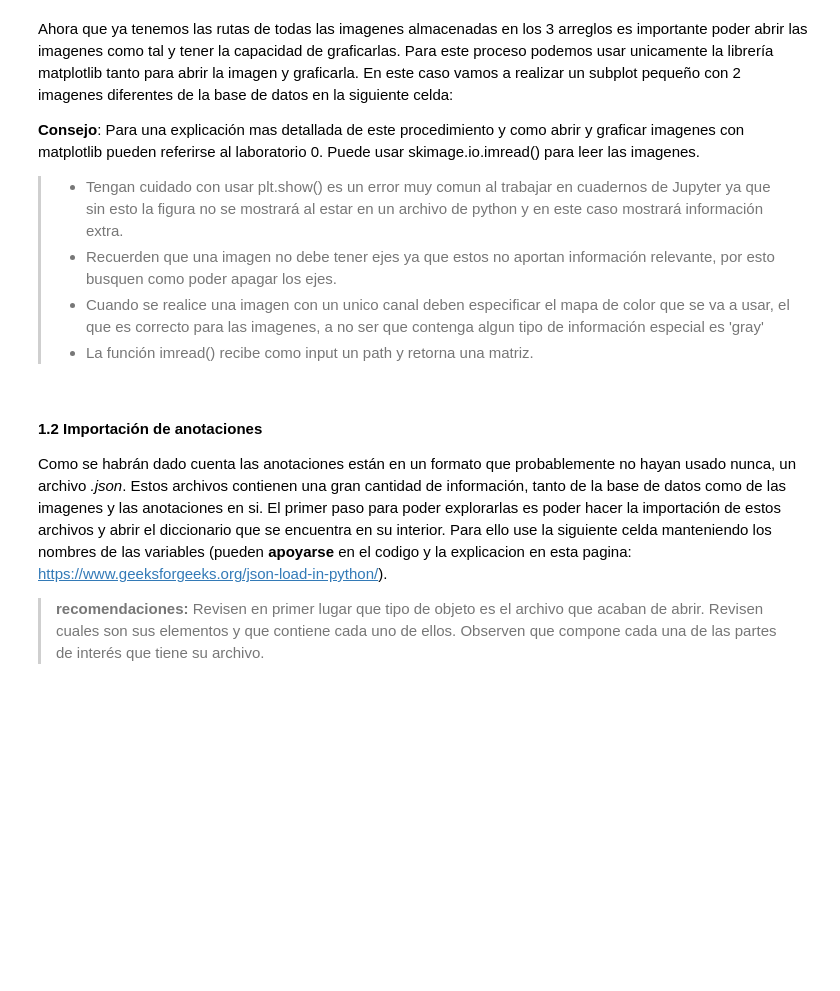
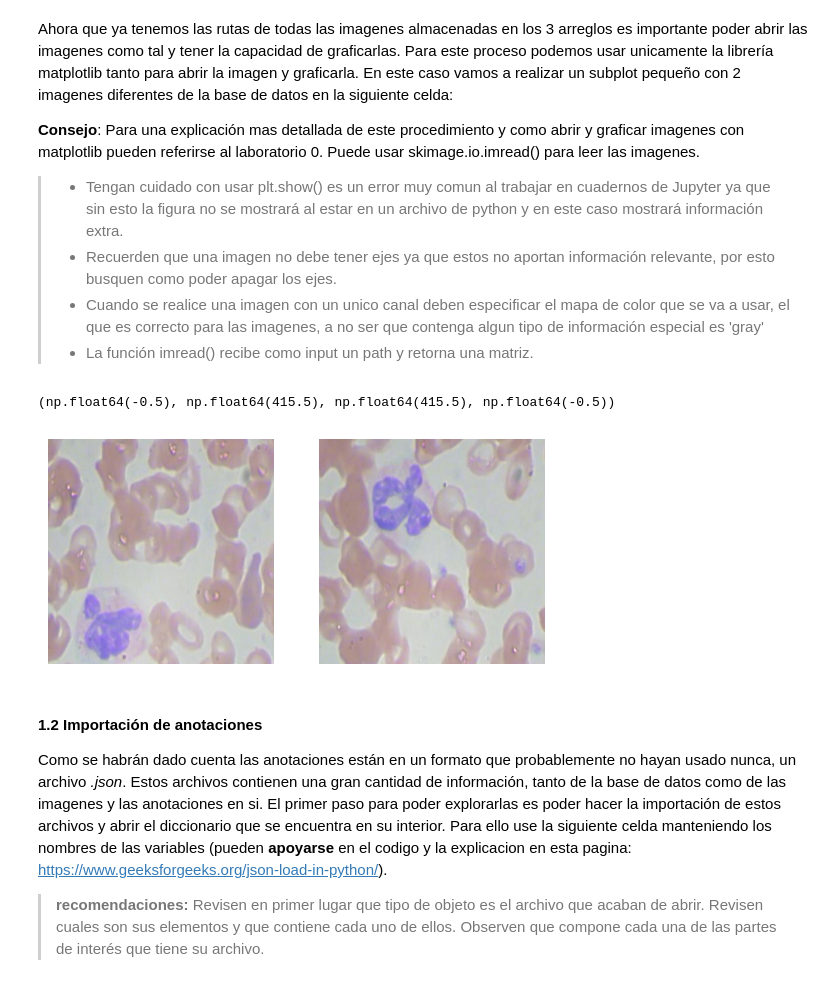
Before and after one commit to AngelicaOrtizB/Mini-proyecto-1, a Jupyter notebook: Entrega 1.ipynb, the cells around one changed output. Cells and saved outputs as stored; diff of their text form; code cells hidden in the pictures; blank space fills up the shorter version.

```diff
--- a/Entrega 1.ipynb
+++ b/Entrega 1.ipynb
@@ -29,10 +29,9 @@ import matplotlib.pyplot as plt
 from skimage.io import imread
 import cv2
 # %%
-list_train = glob.glob('data_mp1/BCCD/train/*') # variable que tendrá la lista de las imagenes de la carpeta de train
-list_val =  glob.glob('data_mp1/BCCD/valid/*')  # variable que tendrá la lista de las imagenes de la carpeta de val
-list_test =  glob.glob('data_mp1/BCCD/test/*')  # variable que tendrá la lista de las imagenes de la carpeta de test
-# YOUR CODE HERE
+list_train = glob.glob('data_mp1/BCCD/train/*.jpg') # variable que tendrá la lista de las imagenes de la carpeta de train
+list_val =  glob.glob('data_mp1/BCCD/valid/*.jpg')  # variable que tendrá la lista de las imagenes de la carpeta de val
+list_test =  glob.glob('data_mp1/BCCD/test/*.jpg')  # variable que tendrá la lista de las imagenes de la carpeta de test
 # %%
 list_train.sort()
 list_val.sort()
@@ -66,10 +65,19 @@ Ahora que ya tenemos las rutas de todas las imagenes almacenadas en los 3 arregl
 # %%
 fig, ax = plt.subplots(1,2)
 # Usen esta notación para hacer los subplots
 # (recuerden que para acceder a cada elemento se puede hacer como si fuera un array: ax[idx])
 
-# YOUR CODE HERE
-raise NotImplementedError()
+
+imagen1= imread(list_train[0])
+ax[0].imshow(imagen1)
+ax[0].axis('off')
+
+imagen2= imread(list_train[1])
+ax[1].imshow(imagen2)
+ax[1].axis('off')
+# %% [output]
+(np.float64(-0.5), np.float64(415.5), np.float64(415.5), np.float64(-0.5))
+[figure, added]
 # %%
 assert(not ax[1].axison), 'No apago los ejes de la image 1'
 assert(not ax[0].axison), 'No apago los ejes de la image 0'
```
Also changed, not shown: parts of 4 cells of this notebook.
